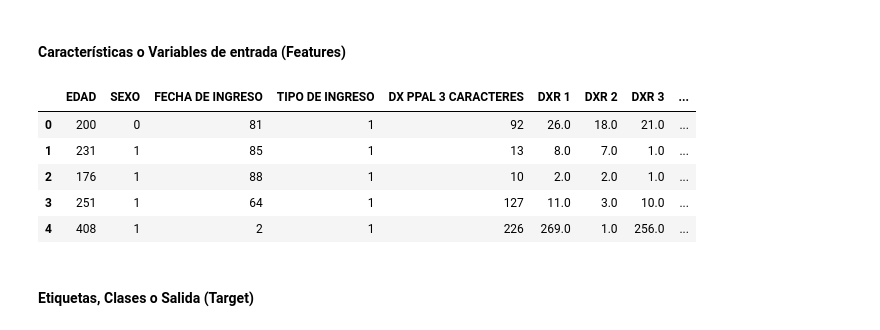
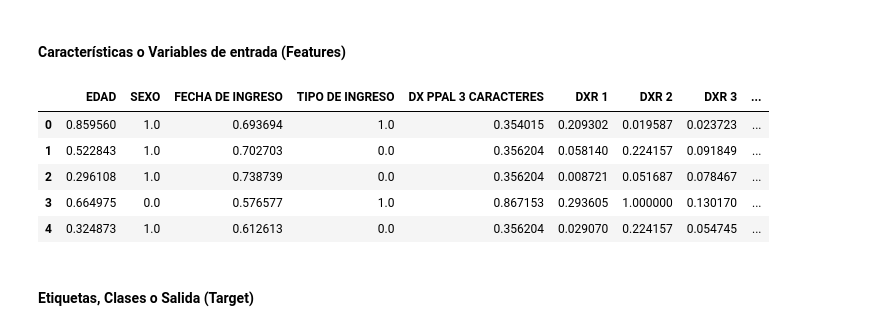
Before and after one commit to Santiago-Rivera-Estrada/Practica2InfoMedica, a Jupyter notebook: Informe_Practica2 (1).ipynb, the cells around one changed output. Drawn from its saved outputs; the diff is of its cells as text; code cells hidden in the pictures.

```diff
--- a/Informe_Practica2 (1).ipynb
+++ b/Informe_Practica2 (1).ipynb
@@ -608,15 +648,15 @@ df_inf.head()
 # %% [markdown]
 ####  Características o Variables de entrada (Features)
 # %%
-X_RF = df.iloc[:,:11]
+X_RF = df_inf.iloc[:,:11]
 X_RF.head(5)
 # %% [output]
 |  | EDAD | SEXO | FECHA DE INGRESO | TIPO DE INGRESO | DX PPAL 3 CARACTERES | DXR 1 | DXR 2 | DXR 3 | ... |
-| 0 | 200 | 0 | 81 | 1 | 92 | 26.0 | 18.0 | 21.0 | ... |
-| 1 | 231 | 1 | 85 | 1 | 13 | 8.0 | 7.0 | 1.0 | ... |
-| 2 | 176 | 1 | 88 | 1 | 10 | 2.0 | 2.0 | 1.0 | ... |
-| 3 | 251 | 1 | 64 | 1 | 127 | 11.0 | 3.0 | 10.0 | ... |
-| 4 | 408 | 1 | 2 | 1 | 226 | 269.0 | 1.0 | 256.0 | ... |
+| 0 | 0.859560 | 1.0 | 0.693694 | 1.0 | 0.354015 | 0.209302 | 0.019587 | 0.023723 | ... |
+| 1 | 0.522843 | 1.0 | 0.702703 | 0.0 | 0.356204 | 0.058140 | 0.224157 | 0.091849 | ... |
+| 2 | 0.296108 | 1.0 | 0.738739 | 0.0 | 0.356204 | 0.008721 | 0.051687 | 0.078467 | ... |
+| 3 | 0.664975 | 0.0 | 0.576577 | 1.0 | 0.867153 | 0.293605 | 1.000000 | 0.130170 | ... |
+| 4 | 0.324873 | 1.0 | 0.612613 | 0.0 | 0.356204 | 0.029070 | 0.224157 | 0.054745 | ... |
 # %% [markdown]
 ####  Etiquetas, Clases o Salida (Target)
 # %%
```
Also changed, not shown: parts of 21 cells of this notebook, 1 other file.
